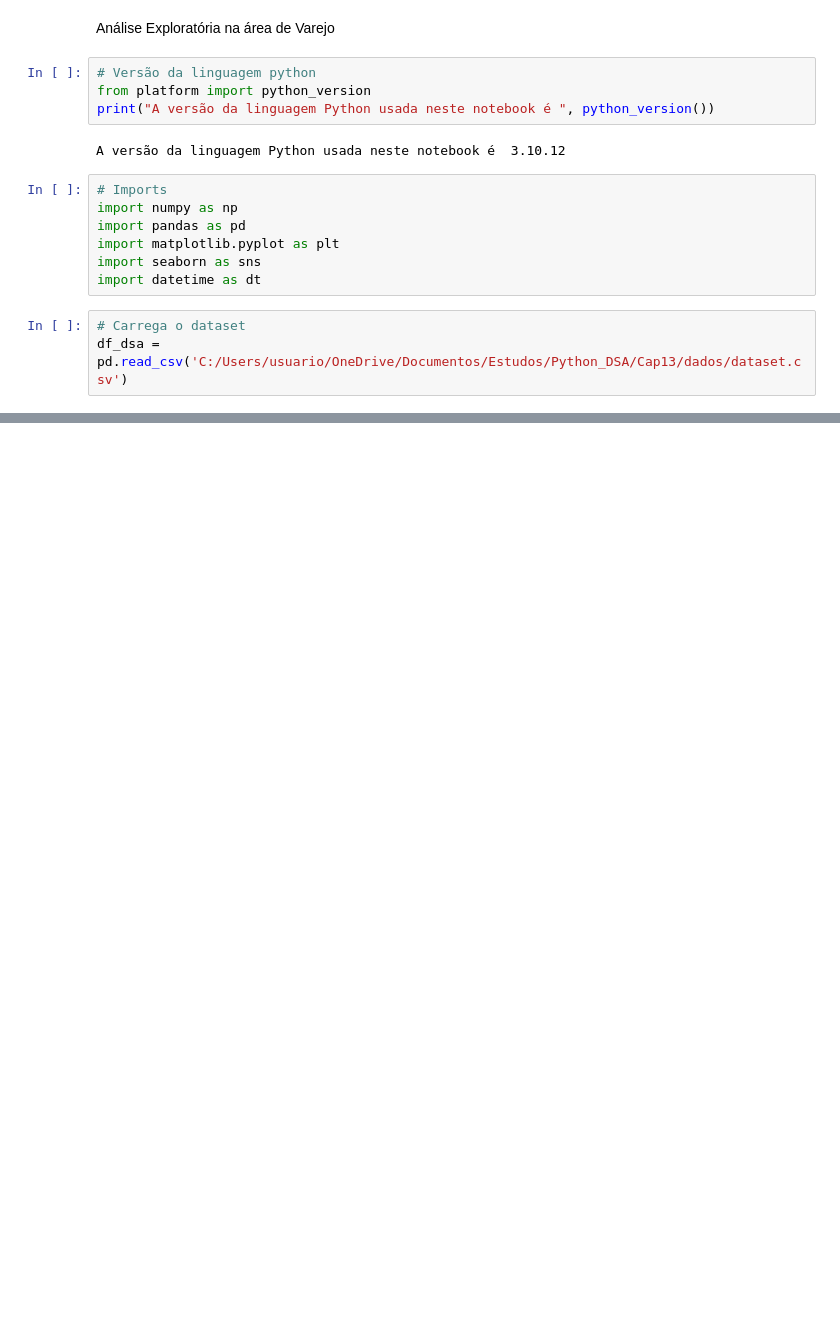
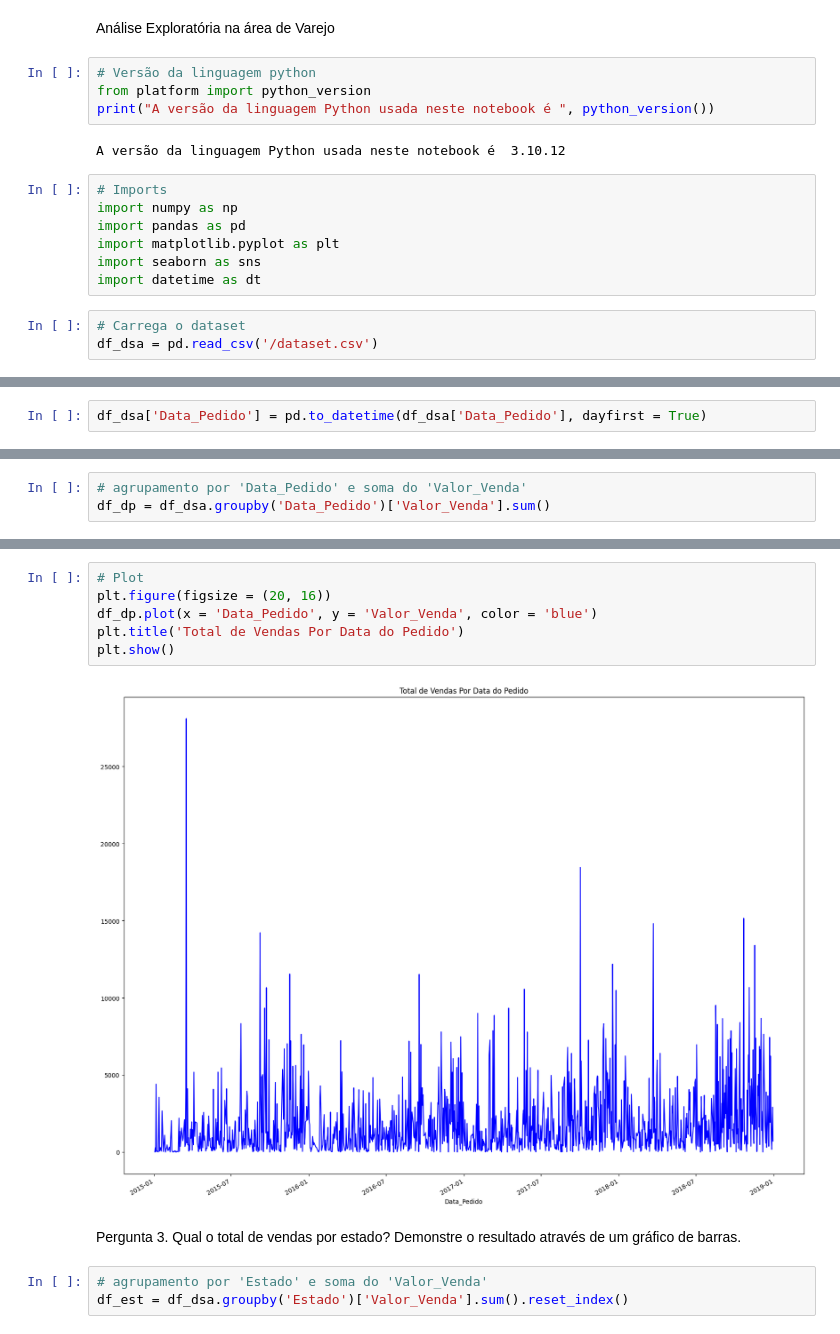
Before and after one commit to Karenpess/dsa, a Jupyter notebook: varejo_dsa.ipynb, the cells around one changed output, grey strips where cells are left out. Drawn from its saved outputs; the diff is of its cells as text; blank space fills up the shorter version.

```diff
--- a/varejo_dsa.ipynb
+++ b/varejo_dsa.ipynb
@@ -17,4 +17,4 @@ import seaborn as sns
 import datetime as dt
 # %%
 # Carrega o dataset
-df_dsa = pd.read_csv('C:/Users/usuario/OneDrive/Documentos/Estudos/Python_DSA/Cap13/dados/dataset.csv')
+df_dsa = pd.read_csv('/dataset.csv')
@@ -22,0 +59,2 @@ FileNotFoundError: [Errno 2] No such file or directory: 'C:/Users/usuario/OneDri
+# %%
+df_dsa['Data_Pedido'] = pd.to_datetime(df_dsa['Data_Pedido'], dayfirst = True)
@@ -22,0 +128,3 @@ FileNotFoundError: [Errno 2] No such file or directory: 'C:/Users/usuario/OneDri
+# %%
+# agrupamento por 'Data_Pedido' e soma do 'Valor_Venda'
+df_dp = df_dsa.groupby('Data_Pedido')['Valor_Venda'].sum()
@@ -22,0 +141,13 @@ FileNotFoundError: [Errno 2] No such file or directory: 'C:/Users/usuario/OneDri
+# %%
+# Plot
+plt.figure(figsize = (20, 16))
+df_dp.plot(x = 'Data_Pedido', y = 'Valor_Venda', color = 'blue')
+plt.title('Total de Vendas Por Data do Pedido')
+plt.show()
+# %% [output]
+[figure, added]
+# %% [markdown]
+Pergunta 3.	Qual o total de vendas por estado? Demonstre o resultado através de um gráfico de barras.
+# %%
+# agrupamento por 'Estado' e soma do 'Valor_Venda'
+df_est = df_dsa.groupby('Estado')['Valor_Venda'].sum().reset_index()
```
Also changed, not shown: parts of 26 cells of this notebook.
